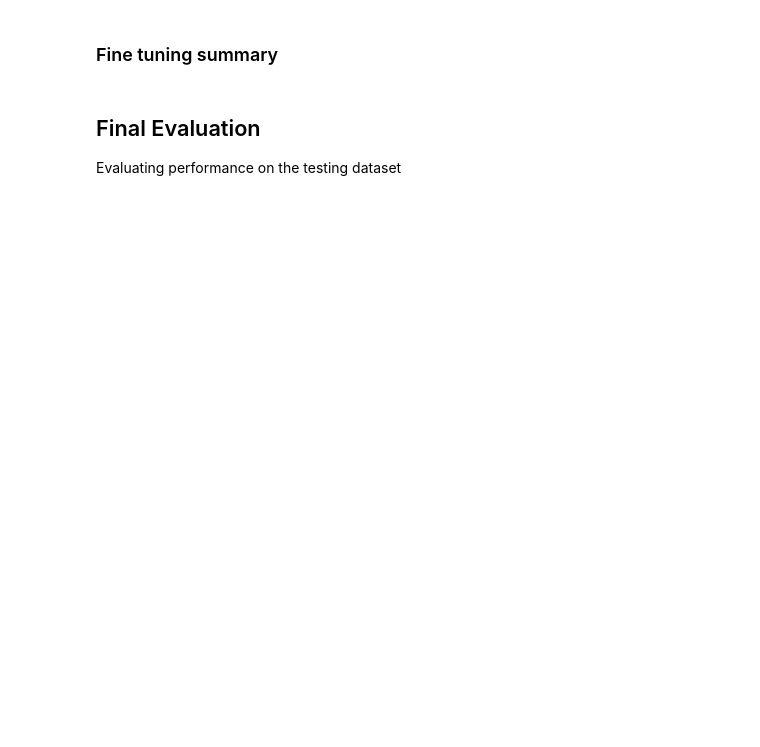
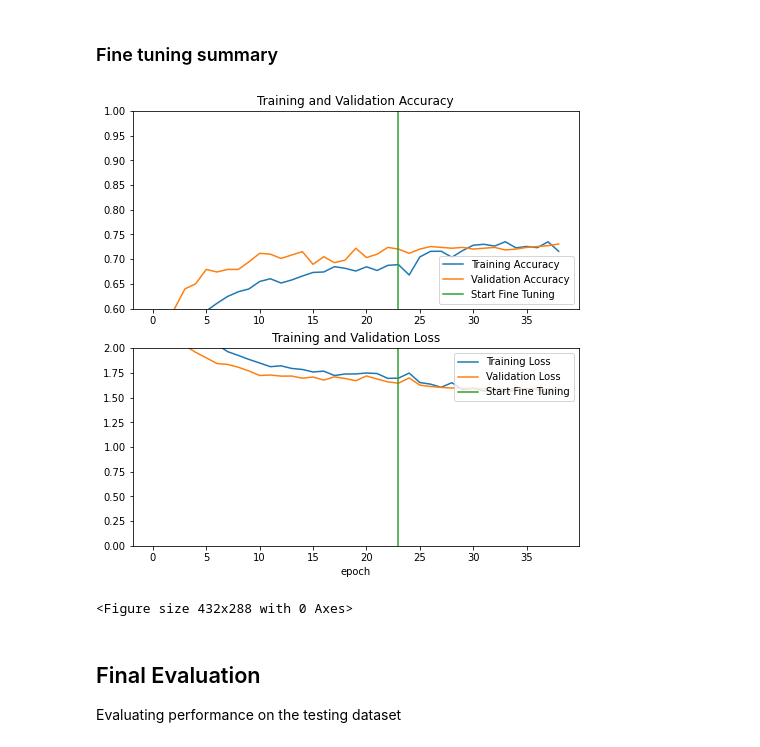
Before and after one commit to Wigu701/PokeDex-Project, a Jupyter notebook: pokeclassifier.ipynb, the cells around one changed output. Cells and saved outputs as stored; diff of their text form; code cells hidden in the pictures; blank space fills up the shorter version.

```diff
--- a/pokeclassifier.ipynb
+++ b/pokeclassifier.ipynb
@@ -258,11 +249,11 @@ Train higher layers of the base model for this dataset for more performance
 model = tf.keras.models.load_model('poke_model.h5')
 
 # Freeze all the layers before the `fine_tune_at` layer
-for layer in base_model.layers[:FINE_TUNE_START]:
+for layer in base_model.layers[:(len(base_model.layers) - FINE_TUNE_LAYERS)]:
   layer.trainable = False
 
 model.compile(loss=tf.keras.losses.CategoricalCrossentropy(),
-              optimizer = tf.keras.optimizers.RMSprop(learning_rate=LEARNING_RATE/20),
+              optimizer = tf.keras.optimizers.RMSprop(learning_rate=LEARNING_RATE/50),
               metrics=['accuracy'])
 
 model.summary()
@@ -269,4 +278,6 @@ model.summary()
 # %%
+fine_start = results.epoch[-1]
+
 history_fine = model.fit(train_dataset,
                          epochs=EPOCH_TRAIN + EPOCH_FINE,
                          initial_epoch=results.epoch[-1],
@@ -277,30 +306,34 @@ history_fine = model.fit(train_dataset,
 # %%
 acc += history_fine.history['accuracy']
 val_acc += history_fine.history['val_accuracy']
 
 loss += history_fine.history['loss']
 val_loss += history_fine.history['val_loss']
 
 plt.figure(figsize=(8, 8))
 plt.subplot(2, 1, 1)
 plt.plot(acc, label='Training Accuracy')
 plt.plot(val_acc, label='Validation Accuracy')
-plt.ylim([0.8, 1])
-plt.plot([EPOCH_TRAIN-1,EPOCH_TRAIN-1],
+plt.ylim([0.6, 1])
+plt.plot([fine_start - 1,fine_start - 1],
           plt.ylim(), label='Start Fine Tuning')
 plt.legend(loc='lower right')
 plt.title('Training and Validation Accuracy')
 
 plt.subplot(2, 1, 2)
 plt.plot(loss, label='Training Loss')
 plt.plot(val_loss, label='Validation Loss')
-plt.ylim([0, 1.0])
-plt.plot([EPOCH_TRAIN-1,EPOCH_TRAIN-1],
+plt.ylim([0, 2.0])
+plt.plot([fine_start - 1,fine_start - 1],
          plt.ylim(), label='Start Fine Tuning')
 plt.legend(loc='upper right')
 plt.title('Training and Validation Loss')
 plt.xlabel('epoch')
 plt.show()
+plt.savefig('out.png')
+# %% [output]
+[figure, added]
+<Figure size 432x288 with 0 Axes>
 # %% [markdown]
 ## Final Evaluation
 
```
Also changed, not shown: parts of 19 cells of this notebook, 2 other files.
